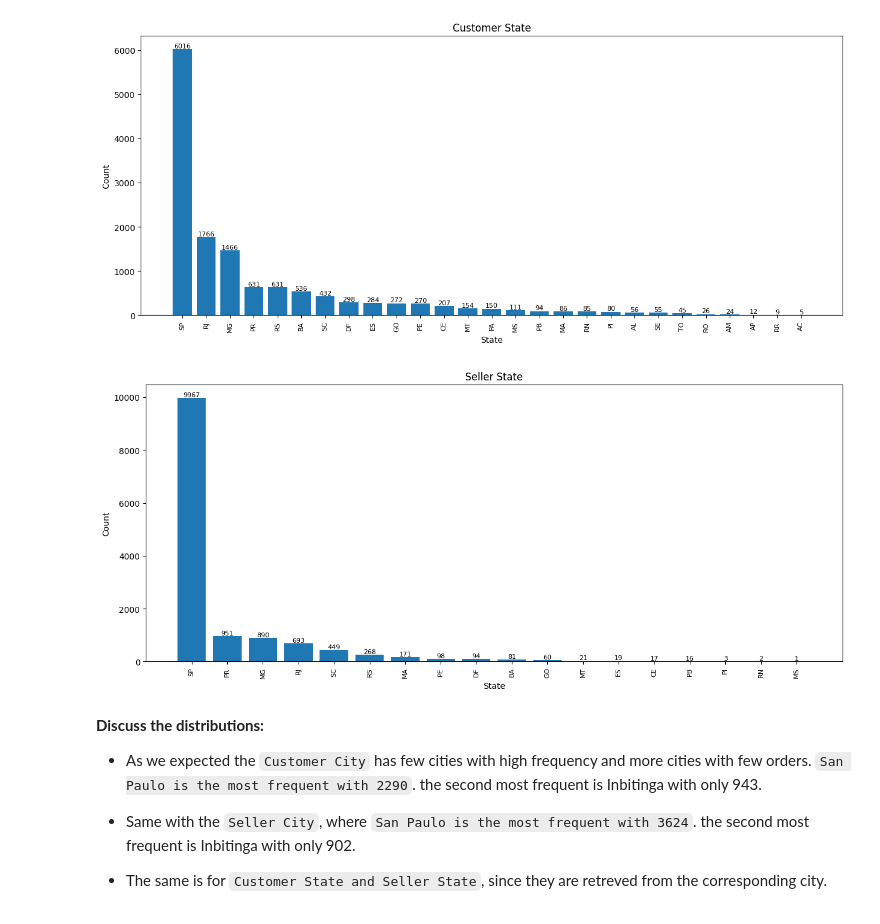
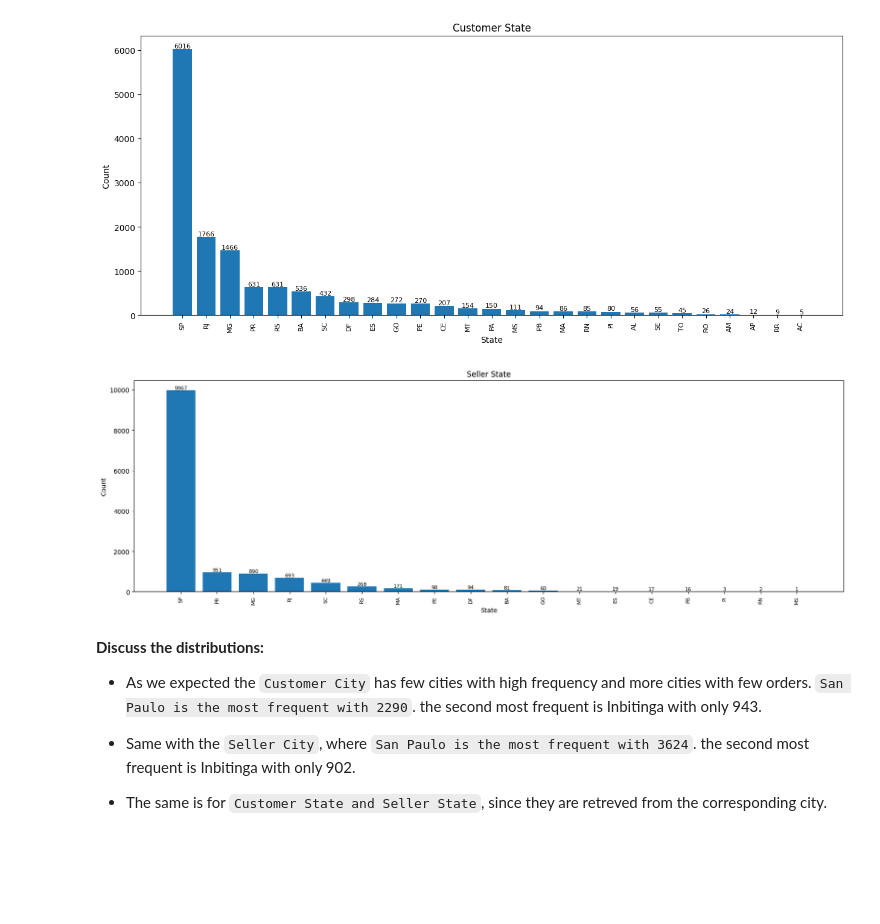
Before and after one commit to prffraia/Machine_Learning, a Jupyter notebook: 01_EDA.ipynb, the cells around one changed output. Cells and saved outputs as stored; diff of their text form; code cells hidden in the pictures; blank space fills up the shorter version.

```diff
--- a/01_EDA.ipynb
+++ b/01_EDA.ipynb
@@ -131,12 +131,3 @@ plt.show()
 There could be outliers due to the skewness of the distribution but with the boxplots we check better
 # %% [markdown]
 ## Standardization
-# %%
-'''from sklearn.preprocessing import StandardScaler, Normalizer
-
-normalizer = Normalizer()
-
-df[['price', 'freight_value', 'product_name_lenght', 'product_description_lenght', 'payment_installments', 'payment_value', 'item_per_order']] = normalizer.fit_transform(df[['price', 'freight_value', 'product_name_lenght', 'product_description_lenght', 'payment_installments', 'payment_value', 'item_per_order']])
-''''''scaler = StandardScaler()
-
-df[['price', 'freight_value', 'product_name_lenght', 'product_description_lenght']] = scaler.fit_transform(df[['price', 'freight_value', 'product_name_lenght', 'product_description_lenght']])'''
@@ -188,18 +189,18 @@ plt.show()
 [figure]
 # %%
 # Seller State
-fig, ax = plt.subplots(figsize=(15, 6))
+fig, ax = plt.subplots(figsize=(20, 6))
 city_counts = df['seller_state'].value_counts()
 plt.bar(city_counts.index, city_counts.values)
 plt.xticks(rotation=90, fontsize=8)
 plt.xlabel('State')
 plt.ylabel('Count')
 plt.title('Seller State')
 for i, v in enumerate(city_counts.values):
     plt.text(i, v, str(v), ha='center', va='bottom', fontsize=8)
 plt.show()
 # %% [output]
-[figure, old version]
+[figure, new version]
 # %% [markdown]
 **Discuss the distributions:**
 
```
Also changed, not shown: parts of 5 cells of this notebook.
